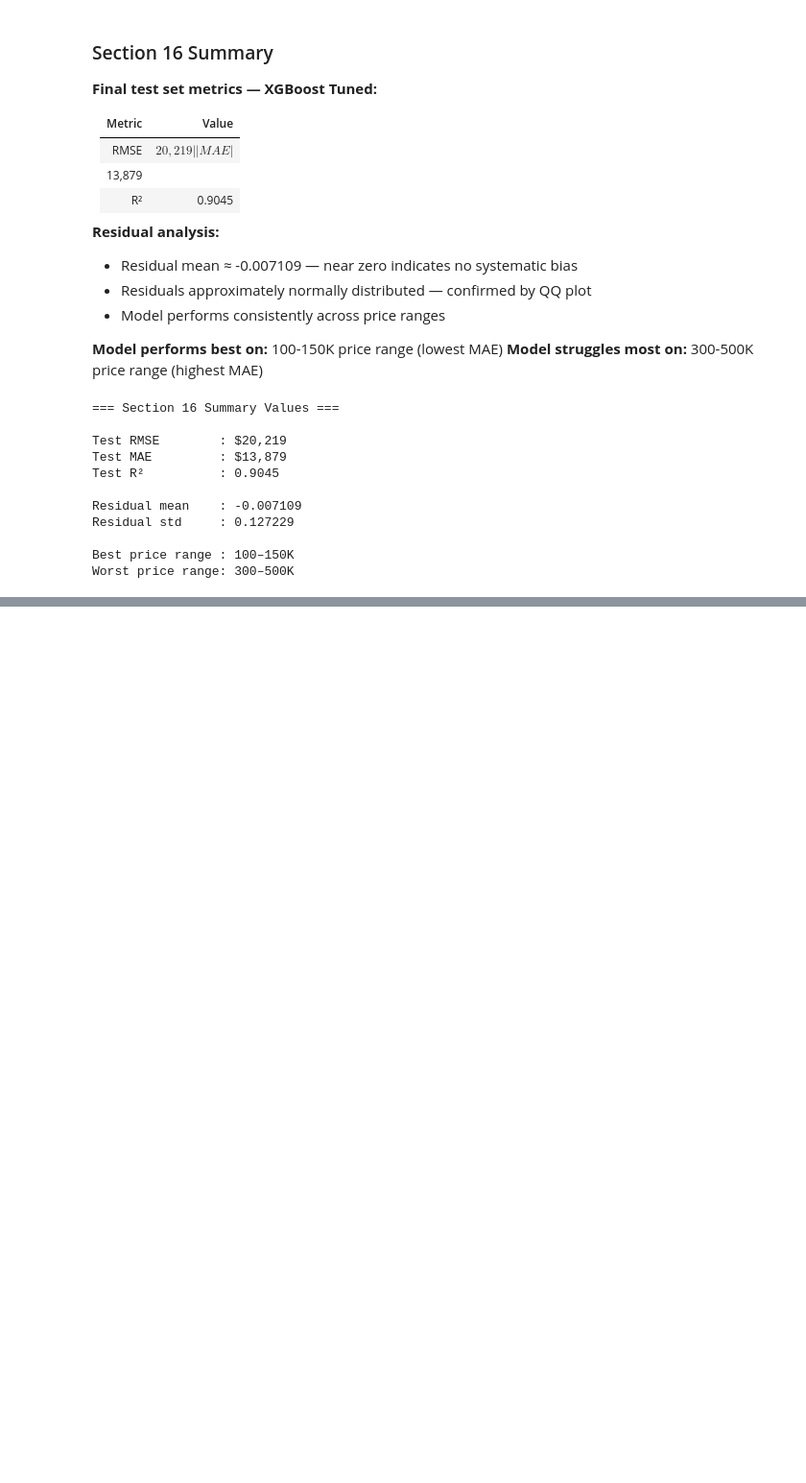
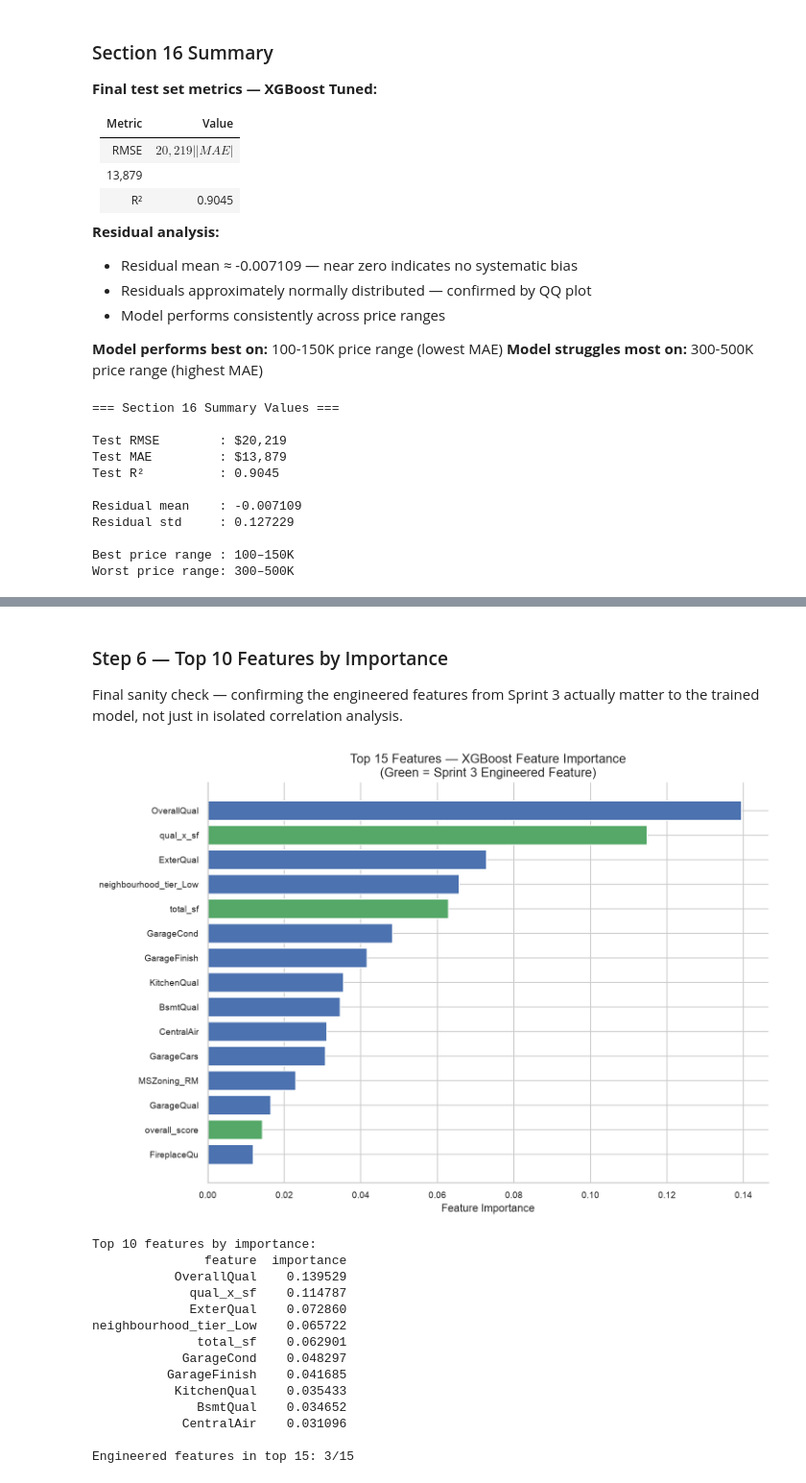
Before and after one commit to Kaarthiraghav/pricewise, a Jupyter notebook: notebooks/03_modelling.ipynb, the cells around one changed output, grey strips where cells are left out. Shown at 96% size. Drawn from its saved outputs; the diff is of its cells as text; code cells hidden in the pictures; blank space fills up the shorter version.

```diff
--- a/notebooks/03_modelling.ipynb
+++ b/notebooks/03_modelling.ipynb
@@ -3431,0 +3490,16 @@ Worst price range: 300–500K
+# %%
+# Save XGBoost model
+model_path = MODELS_PATH / "xgboost_model.pkl"
+with open(model_path, "wb") as f:
+    pickle.dump(xgb_tuned, f)
+
+# Save SHAP explainer
+explainer_path = MODELS_PATH / "shap_explainer.pkl"
+with open(explainer_path, "wb") as f:
+    pickle.dump(explainer, f)
+
+print(f"✅ Saved model      : {model_path}")
+print(f"   Size: {model_path.stat().st_size / 1024:.1f} KB")
+print()
+print(f"✅ Saved explainer  : {explainer_path}")
+print(f"   Size: {explainer_path.stat().st_size / 1024:.1f} KB")
@@ -3431,0 +3558,57 @@ Worst price range: 300–500K
+# %% [markdown]
+### Step 6 — Top 10 Features by Importance
+
+Final sanity check — confirming the engineered features from
+Sprint 3 actually matter to the trained model, not just in
+isolated correlation analysis.
+# %%
+importance_df = pd.DataFrame({
+    "feature"   : X_train.columns,
+    "importance": xgb_tuned.feature_importances_
+}).sort_values("importance", ascending=False)
+
+fig, ax = plt.subplots(figsize=(10, 7))
+
+top15 = importance_df.head(15)
+engineered_features = [
+    "total_sf", "qual_x_sf", "total_bathrooms", "total_porch_sf",
+    "house_age", "remod_age", "has_remodelled", "overall_score",
+    "has_garage", "has_basement"
+]
+
+colors = ["#55A868" if f in engineered_features else "#4C72B0"
+          for f in top15["feature"]]
+
+ax.barh(top15["feature"], top15["importance"],
+        color=colors, edgecolor="white")
+ax.set_xlabel("Feature Importance")
+ax.set_title("Top 15 Features — XGBoost Feature Importance\n"
+             "(Green = Sprint 3 Engineered Feature)")
+ax.invert_yaxis()
+
+plt.tight_layout()
+plt.savefig(FIGURES_PATH / "45_feature_importance.png",
+            dpi=150, bbox_inches="tight")
+plt.show()
+
+print("Top 10 features by importance:")
+print(importance_df.head(10).to_string(index=False))
+
+n_engineered_top15 = top15["feature"].isin(engineered_features).sum()
+print(f"\nEngineered features in top 15: {n_engineered_top15}/15")
+# %% [output]
+[figure, added]
+Top 10 features by importance:
+               feature  importance
+           OverallQual    0.139529
+             qual_x_sf    0.114787
+             ExterQual    0.072860
+neighbourhood_tier_Low    0.065722
+              total_sf    0.062901
+            GarageCond    0.048297
+          GarageFinish    0.041685
+           KitchenQual    0.035433
+              BsmtQual    0.034652
+            CentralAir    0.031096
+
+Engineered features in top 15: 3/15
```
Also changed, not shown: parts of 14 cells of this notebook, 3 other files.
